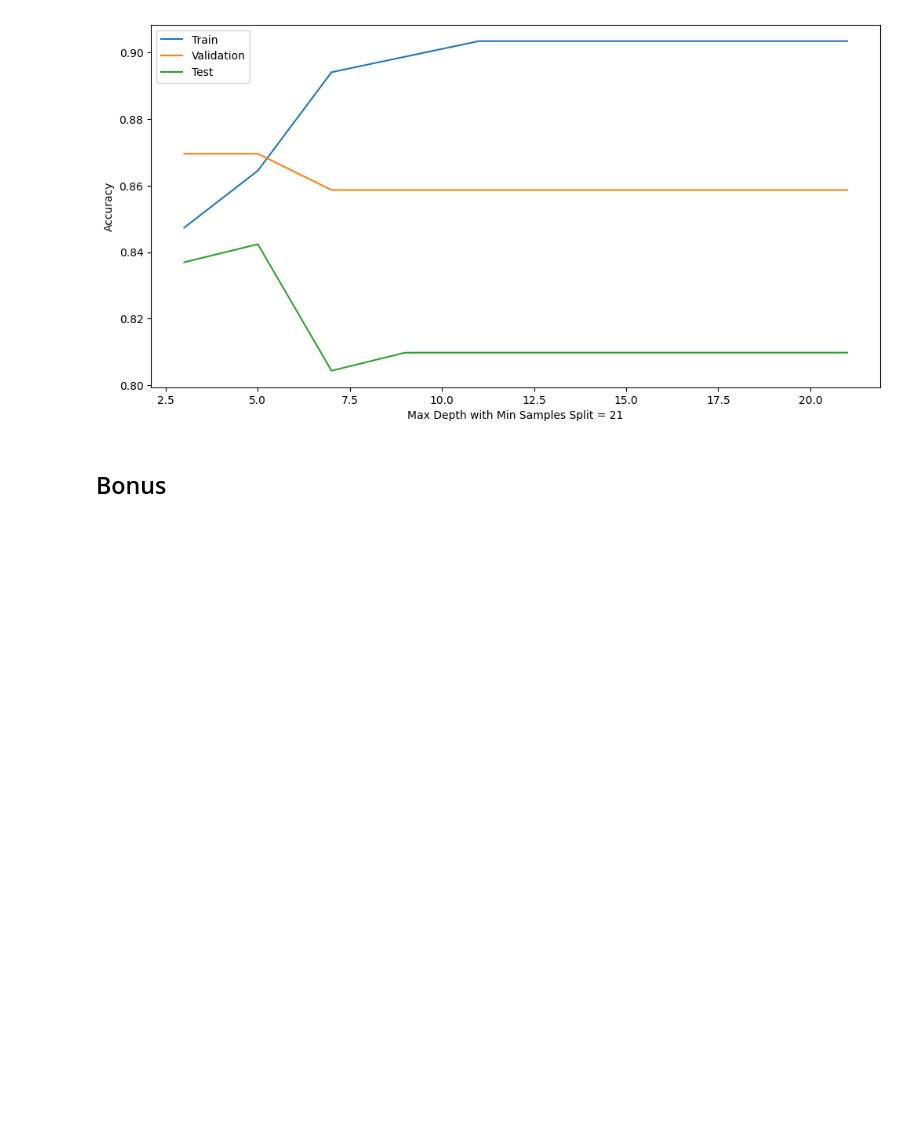
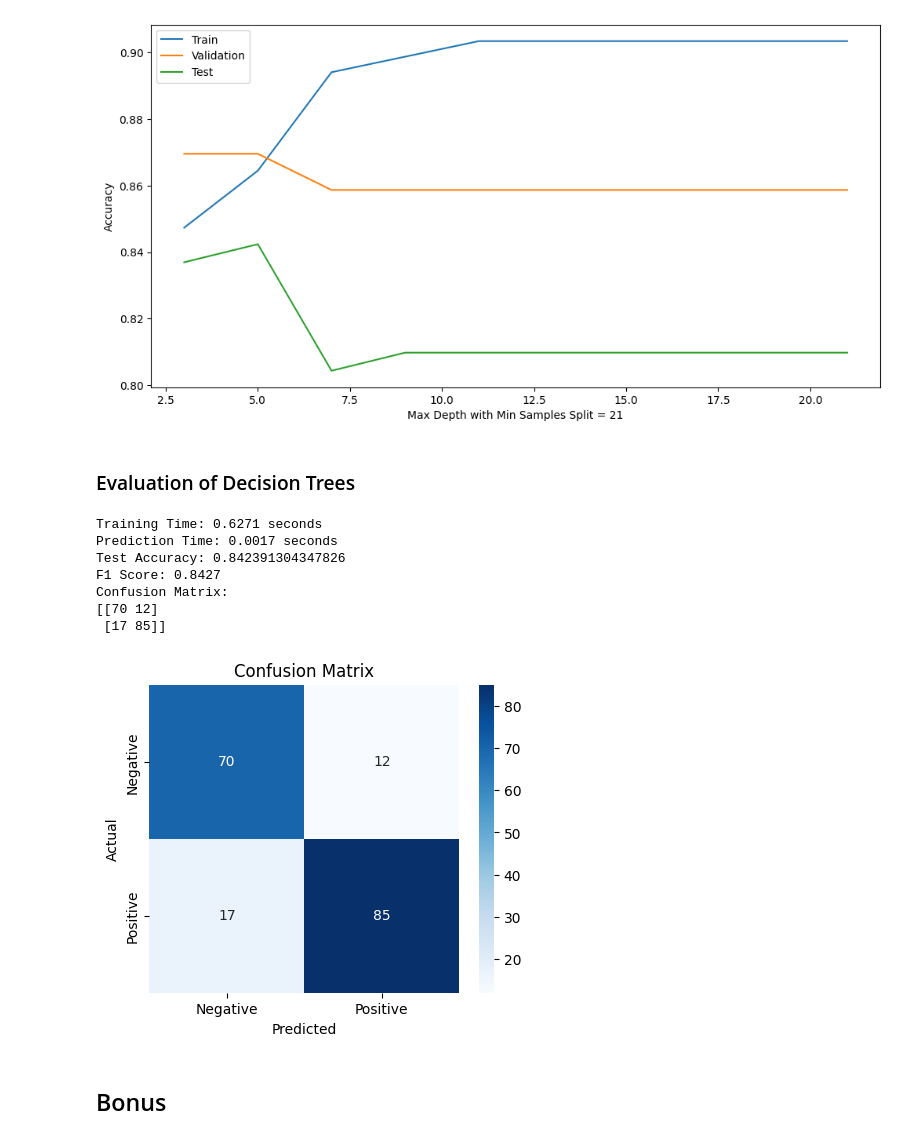
Before and after one commit to MostafaElKaranshawy/Heart_Failure_Classification_Problem, a Jupyter notebook: main.ipynb, the cells around one changed output. Drawn from its saved outputs; the diff is of its cells as text; code cells hidden in the pictures; blank space fills up the shorter version.

Commit message:
feat: KNN and evaluation

```diff
--- a/main.ipynb
+++ b/main.ipynb
@@ -272,6 +272,58 @@ Max Depth: 17, Train Accuracy: 0.9034267912772586, Validation Accuracy: 0.858695
 Max Depth: 19, Train Accuracy: 0.9034267912772586, Validation Accuracy: 0.8586956521739131, Test Accuracy: 0.8097826086956522
 Max Depth: 21, Train Accuracy: 0.9034267912772586, Validation Accuracy: 0.8586956521739131, Test Accuracy: 0.8097826086956522
 [figure]
+# %% [markdown]
+### Evaluation of Decision Trees
+# %%
+from decision_trees import DecisionTree
+from sklearn.metrics import f1_score
+from sklearn.metrics import confusion_matrix
+import seaborn as sns
+import matplotlib.pyplot as plt
+import time
+
+#  Best parameters
+tree = DecisionTree(max_depth=5, min_samples_split=21)
+start_time = time.time()
+tree.fit(x_train.to_numpy(), y_train.to_numpy())
+training_time = time.time() - start_time
+
+start_time = time.time()
+test_pred = tree.predict(x_test.to_numpy())
+prediction_time = time.time() - start_time
+test_acc = tree.accuracy(test_pred, y_test.to_numpy())
+
+print(f"Training Time: {training_time:.4f} seconds")
+print(f"Prediction Time: {prediction_time:.4f} seconds")
+
+print(f"Test Accuracy: {test_acc}")
+
+f1 = f1_score(y_test, test_pred, average='weighted')
+print(f"F1 Score: {f1:.4f}")
+cm = confusion_matrix(y_test, test_pred)
+
+print("Confusion Matrix:")
+print(cm)
+
+
+
+plt.figure(figsize=(5, 4))
+sns.heatmap(cm, annot=True, fmt="d", cmap="Blues", xticklabels=["Negative", "Positive"], yticklabels=["Negative", "Positive"])
+plt.xlabel("Predicted")
+plt.ylabel("Actual")
+plt.title("Confusion Matrix")
+plt.show()
+
+# print(classification_report(y_test, test_pred))
+# %% [output]
+Training Time: 0.6271 seconds
+Prediction Time: 0.0017 seconds
+Test Accuracy: 0.842391304347826
+F1 Score: 0.8427
+Confusion Matrix:
+[[70 12]
+ [17 85]]
+[figure, added]
 # %% [markdown]
 ## Bonus
 # %% [markdown]
```
Also changed, not shown: parts of 2 cells of this notebook.
